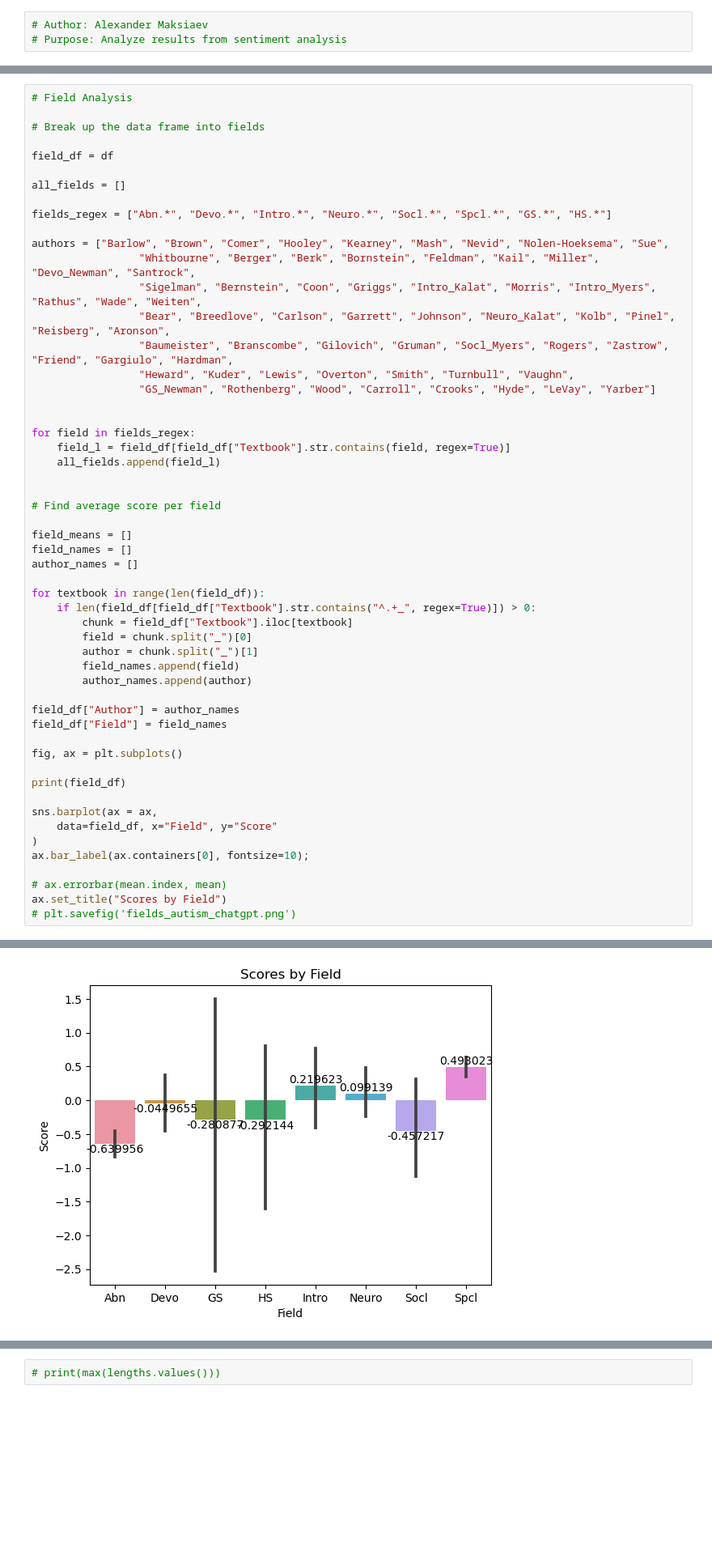
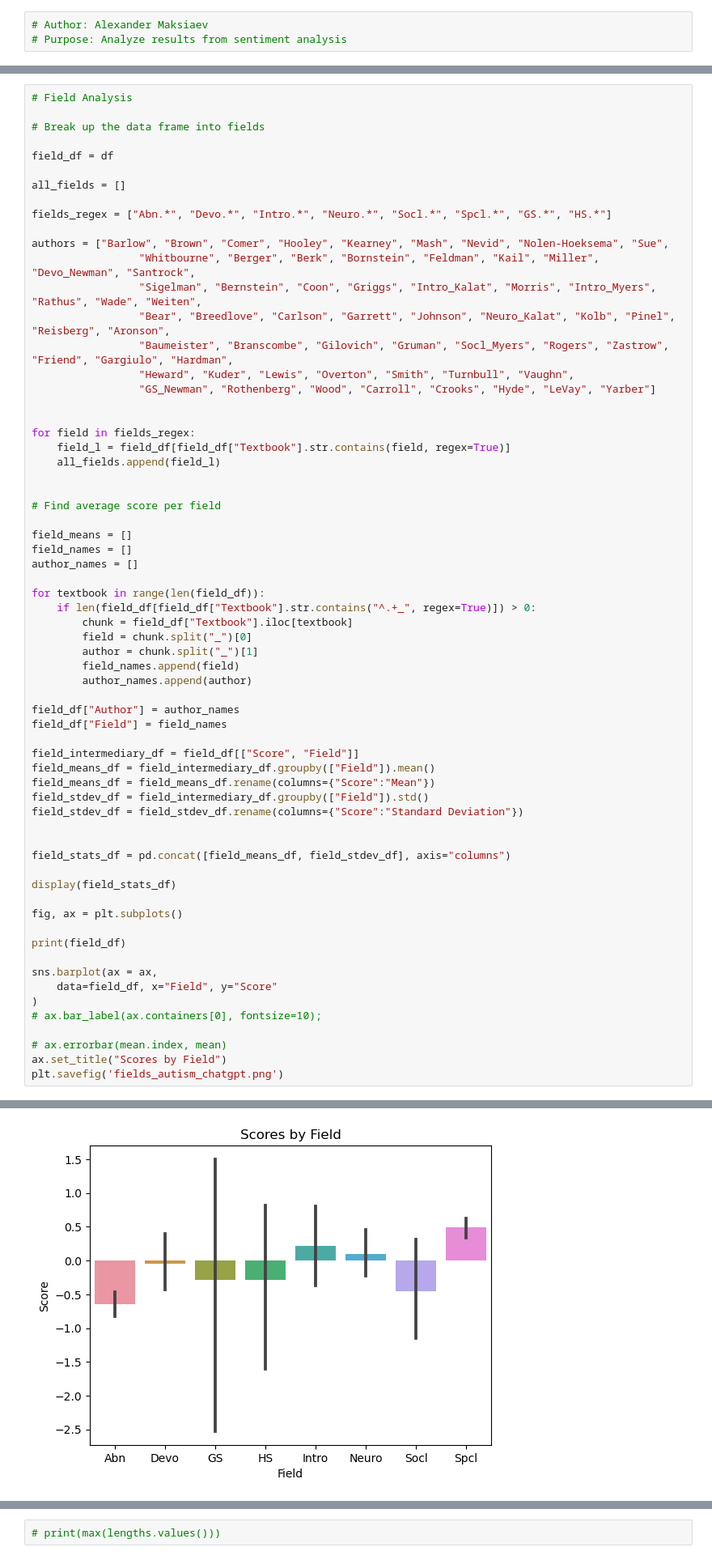
Before and after one commit to maksiaev/GitHub_DMP, a Jupyter notebook: Results/Results_Analysis_Autism_ChatGPT.ipynb, the cells around one changed output, grey strips where cells are left out. Shown at 81% size. Saved outputs shown, nothing was run; the diff lists cells and outputs as text; blank space fills up the shorter version.

Commit message:
Added stats

```diff
--- a/Results/Results_Analysis_Autism_ChatGPT.ipynb
+++ b/Results/Results_Analysis_Autism_ChatGPT.ipynb
@@ -90,6 +90,17 @@ for textbook in range(len(field_df)):
 field_df["Author"] = author_names
 field_df["Field"] = field_names
 
+field_intermediary_df = field_df[["Score", "Field"]]
+field_means_df = field_intermediary_df.groupby(["Field"]).mean()
+field_means_df = field_means_df.rename(columns={"Score":"Mean"})
+field_stdev_df = field_intermediary_df.groupby(["Field"]).std()
+field_stdev_df = field_stdev_df.rename(columns={"Score":"Standard Deviation"})
+
+
+field_stats_df = pd.concat([field_means_df, field_stdev_df], axis="columns")
+
+display(field_stats_df)
+
 fig, ax = plt.subplots()
 
 print(field_df)
@@ -97,9 +108,9 @@ print(field_df)
 sns.barplot(ax = ax,
     data=field_df, x="Field", y="Score"
 )
-ax.bar_label(ax.containers[0], fontsize=10);
+# ax.bar_label(ax.containers[0], fontsize=10);
 
 # ax.errorbar(mean.index, mean)
 ax.set_title("Scores by Field")
-# plt.savefig('fields_autism_chatgpt.png')
+plt.savefig('fields_autism_chatgpt.png')
 # %% [output]
@@ -121,4 +141,4 @@ Text(0.5, 1.0, 'Scores by Field')
-[figure, old version]
+[figure, new version]
 # %%
 # Author Analysis
 
```
Also changed, not shown: parts of 2 cells of this notebook, 20 other files.
